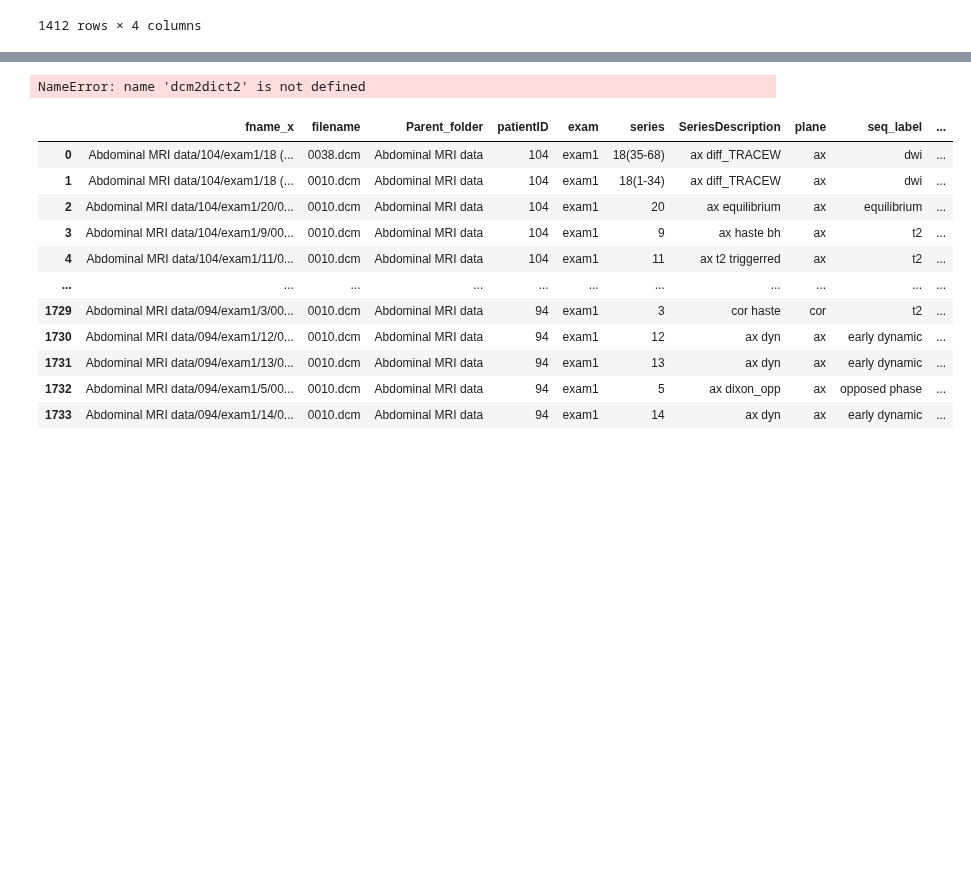
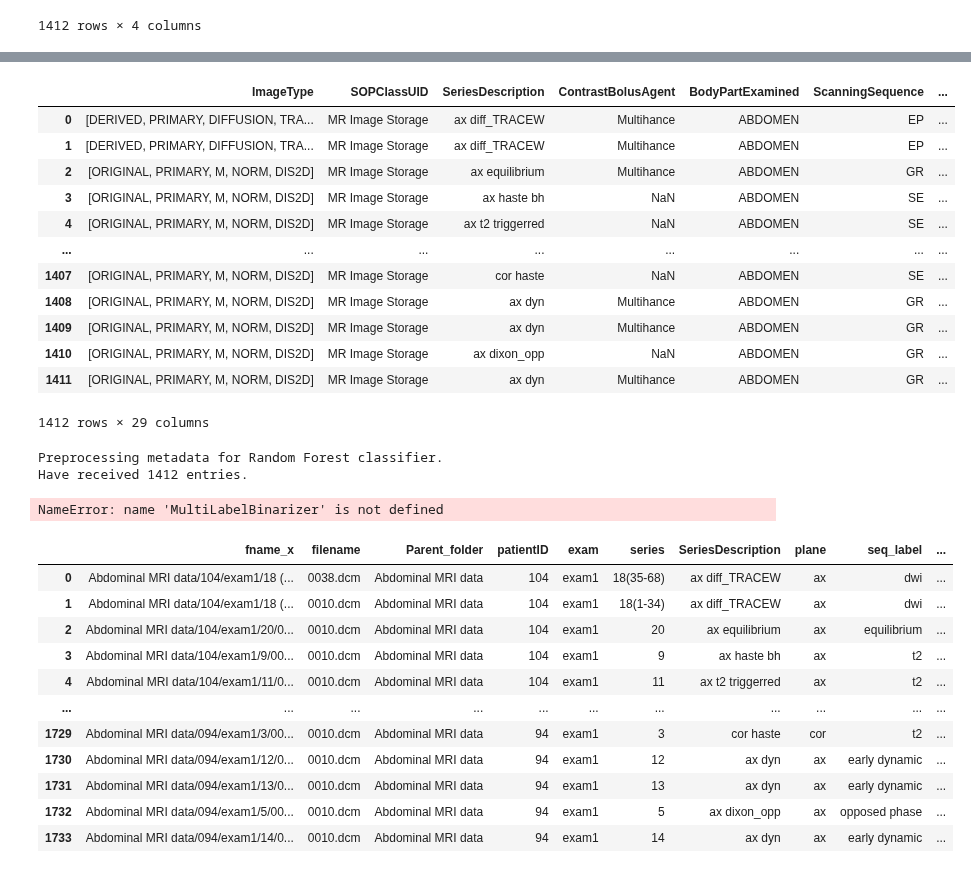
Before and after one commit to mille055/stanford_project, a Jupyter notebook: notebooks/AIPI540_IP_fusion_classifier.ipynb, the cells around one changed output, grey strips where cells are left out. Drawn from its saved outputs; the diff is of its cells as text; code cells hidden in the pictures; blank space fills up the shorter version.

```diff
--- a/notebooks/AIPI540_IP_fusion_classifier.ipynb
+++ b/notebooks/AIPI540_IP_fusion_classifier.ipynb
@@ -2,4 +2,6 @@
 <a href="https://colab.research.google.com/github/mille055/AIPI540_individual_project/blob/main/notebooks/AIPI540_IP_fusion_classifier.ipynb" target="_parent"><img src="https://colab.research.google.com/assets/colab-badge.svg" alt="Open In Colab"/></a>
 # %% [markdown]
 <a href='https://ai.meng.duke.edu'> = <img align="left" style="padding-top:10px;" src=https://storage.googleapis.com/aipi_datasets/Duke-AIPI-Logo.png>
+# %%
+COLAB_FLAG = False   # whether running on colab or locally on computer
 # %%
@@ -76,20 +83,20 @@ test_datafile = '../data/testfiles.csv'
 # %%
-def load_csv_dataset(train_file, test_file, val = True, val_lists = None):
-    train_df = pd.read_csv(train_file)
-    test_df = pd.read_csv(test_file)
-    train_df.drop('Unnamed: 0', axis=1, inplace=True)
-    test_df.drop('Unnamed: 0', axis=1, inplace=True)
-    if val:
-        if val_lists:
-            val_df = train_df[train_df.patientID.isin(val_lists)]
-            train_df = train_df[~train_df.index.isin(val_df.index)]
-        else:
-            train_set, val_set = next(GroupShuffleSplit(test_size=.20, n_splits=1, random_state = 42).split(train_df, groups=train_df['patientID']))
-            train_df, val_df = train_set, val_set
-        return train_df, val_df, test_df
+# def load_csv_dataset(train_file, test_file, val = True, val_lists = None):
+#     train_df = pd.read_csv(train_file)
+#     test_df = pd.read_csv(test_file)
+#     train_df.drop('Unnamed: 0', axis=1, inplace=True)
+#     test_df.drop('Unnamed: 0', axis=1, inplace=True)
+#     if val:
+#         if val_lists:
+#             val_df = train_df[train_df.patientID.isin(val_lists)]
+#             train_df = train_df[~train_df.index.isin(val_df.index)]
+#         else:
+#             train_set, val_set = next(GroupShuffleSplit(test_size=.20, n_splits=1, random_state = 42).split(train_df, groups=train_df['patientID']))
+#             train_df, val_df = train_set, val_set
+#         return train_df, val_df, test_df
 
-    else:
-        return train_df, test_df
+#     else:
+#         return train_df, test_df
 # %%
 train, val, test = load_csv_dataset(train_datafile, test_datafile, val_lists = val_list)
 train = shorten_df(train)
@@ -151,8 +143,28 @@ AttributeError: 'str' object has no attribute 'dcmread'
-# %%
-df = pd.DataFrame.from_dicoms(samples)
-df
-# %% [output]
-NameError: name 'dcm2dict2' is not defined
+# %%
+train_merge = df.merge(train, left_on='fname', right_on='file_info')
+train_merge.drop(columns = ['fname'], inplace=True)
+train_merge
+# %% [output]
+|  | ImageType | SOPClassUID | SeriesDescription | ContrastBolusAgent | BodyPartExamined | ScanningSequence | ... |
+| 0 | [DERIVED, PRIMARY, DIFFUSION, TRA... | MR Image Storage | ax diff_TRACEW | Multihance | ABDOMEN | EP | ... |
+| 1 | [DERIVED, PRIMARY, DIFFUSION, TRA... | MR Image Storage | ax diff_TRACEW | Multihance | ABDOMEN | EP | ... |
+| 2 | [ORIGINAL, PRIMARY, M, NORM, DIS2D] | MR Image Storage | ax equilibrium | Multihance | ABDOMEN | GR | ... |
+| 3 | [ORIGINAL, PRIMARY, M, NORM, DIS2D] | MR Image Storage | ax haste bh | NaN | ABDOMEN | SE | ... |
+| 4 | [ORIGINAL, PRIMARY, M, NORM, DIS2D] | MR Image Storage | ax t2 triggerred | NaN | ABDOMEN | SE | ... |
+| ... | ... | ... | ... | ... | ... | ... | ... |
+| 1407 | [ORIGINAL, PRIMARY, M, NORM, DIS2D] | MR Image Storage | cor haste | NaN | ABDOMEN | SE | ... |
+| 1408 | [ORIGINAL, PRIMARY, M, NORM, DIS2D] | MR Image Storage | ax dyn | Multihance | ABDOMEN | GR | ... |
+| 1409 | [ORIGINAL, PRIMARY, M, NORM, DIS2D] | MR Image Storage | ax dyn | Multihance | ABDOMEN | GR | ... |
+| 1410 | [ORIGINAL, PRIMARY, M, NORM, DIS2D] | MR Image Storage | ax dixon_opp | NaN | ABDOMEN | GR | ... |
+| 1411 | [ORIGINAL, PRIMARY, M, NORM, DIS2D] | MR Image Storage | ax dyn | Multihance | ABDOMEN | GR | ... |
+1412 rows × 29 columns
+# %%
+train_processed = preprocess(train_merge)
+train_processed
+# %% [output]
+Preprocessing metadata for Random Forest classifier.
+Have received 1412 entries.
+NameError: name 'MultiLabelBinarizer' is not defined
 # %%
 # fns = train.file_info.tolist()
 
```
Also changed, not shown: parts of 13 cells of this notebook, 1 other file.
